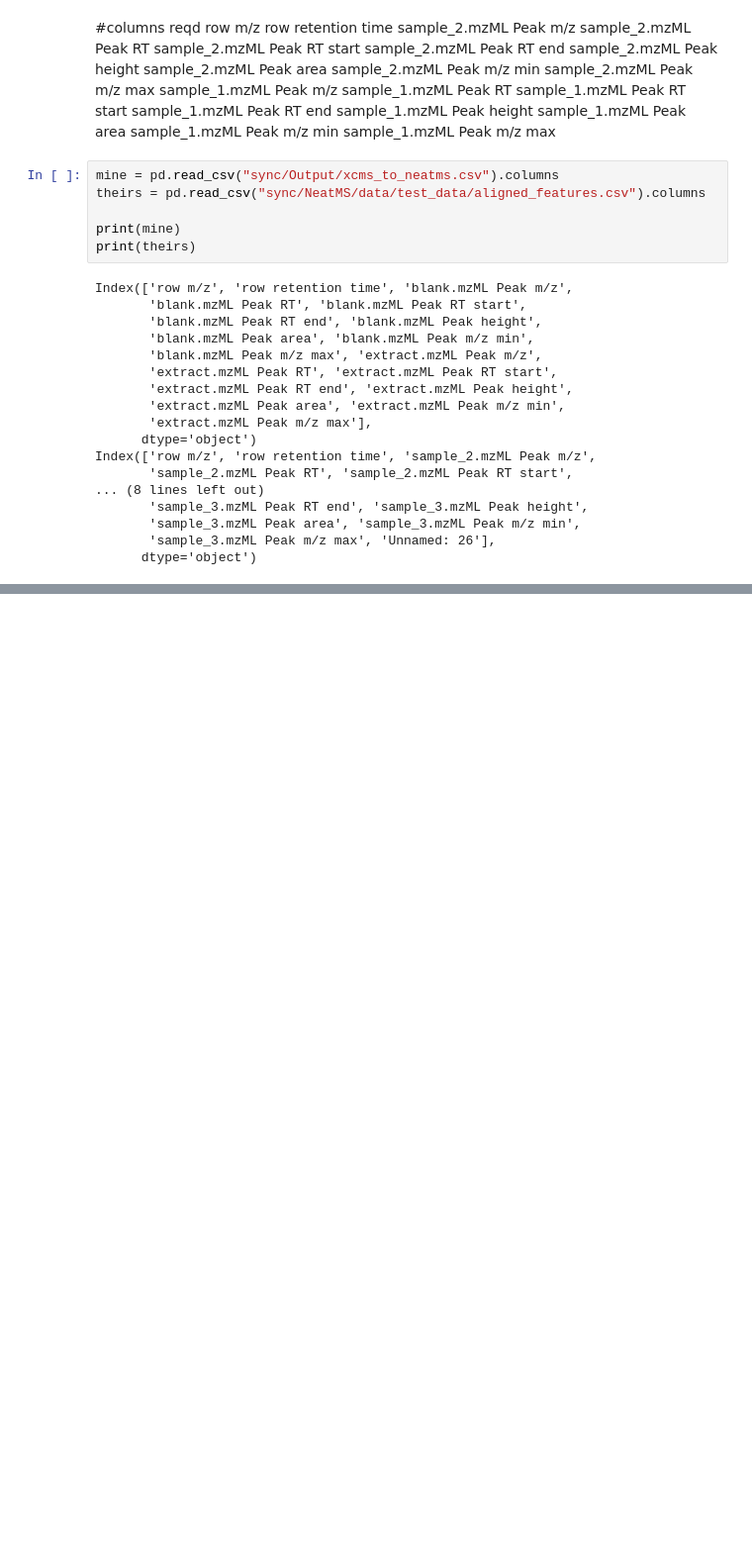
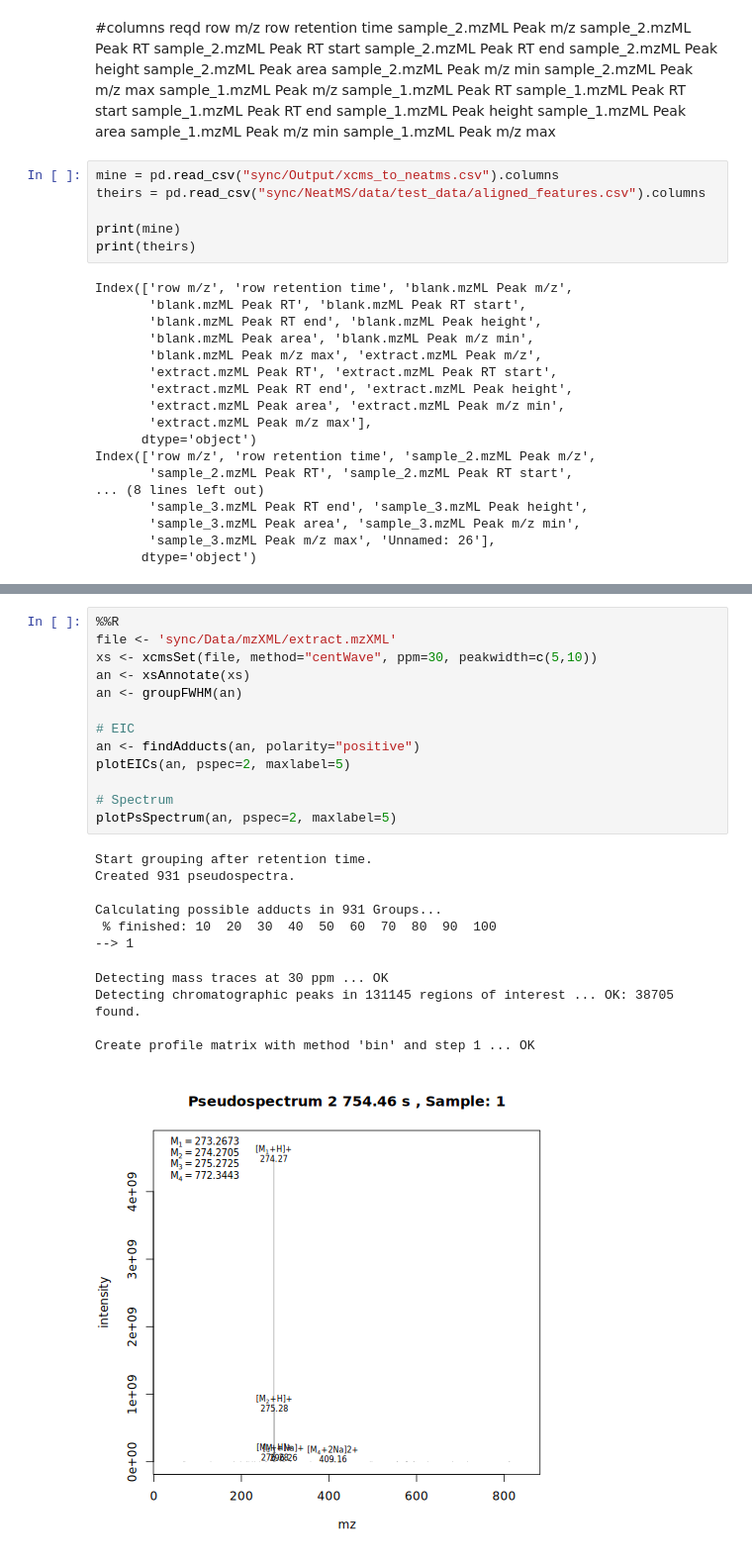
Before and after one commit to jonathan-hunter/Metabolomics-Pipeline, a Jupyter notebook: Docker/sync/metabolomics.ipynb, the cells around one changed output, grey strips where cells are left out. Shown at 99% size. Saved outputs shown, nothing was run; the diff lists cells and outputs as text; blank space fills up the shorter version.

```diff
--- a/Docker/sync/metabolomics.ipynb
+++ b/Docker/sync/metabolomics.ipynb
@@ -1273,0 +1357,25 @@ R error message: 'Error in library(CAMERA) : there is no package called ‘CAMER
+# %%
+%%R
+file <- 'sync/Data/mzXML/extract.mzXML'
+xs <- xcmsSet(file, method="centWave", ppm=30, peakwidth=c(5,10))
+an <- xsAnnotate(xs)
+an <- groupFWHM(an)
+
+# EIC
+an <- findAdducts(an, polarity="positive")
+plotEICs(an, pspec=2, maxlabel=5)
+
+# Spectrum
+plotPsSpectrum(an, pspec=2, maxlabel=5)
+# %% [output]
+Start grouping after retention time.
+Created 931 pseudospectra.
+
+Calculating possible adducts in 931 Groups...
+ % finished: 10  20  30  40  50  60  70  80  90  100
+--> 1
+Detecting mass traces at 30 ppm ... OK
+Detecting chromatographic peaks in 131145 regions of interest ... OK: 38705 found.
+
+Create profile matrix with method 'bin' and step 1 ... OK
+[figure, added]
```
Also changed, not shown: parts of 21 cells of this notebook.
